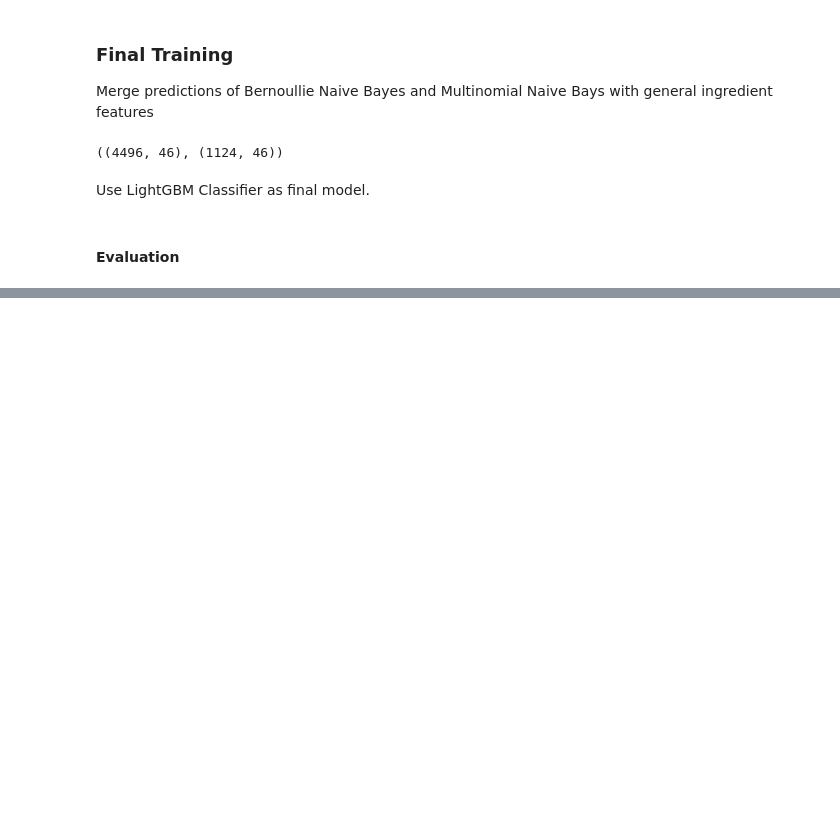
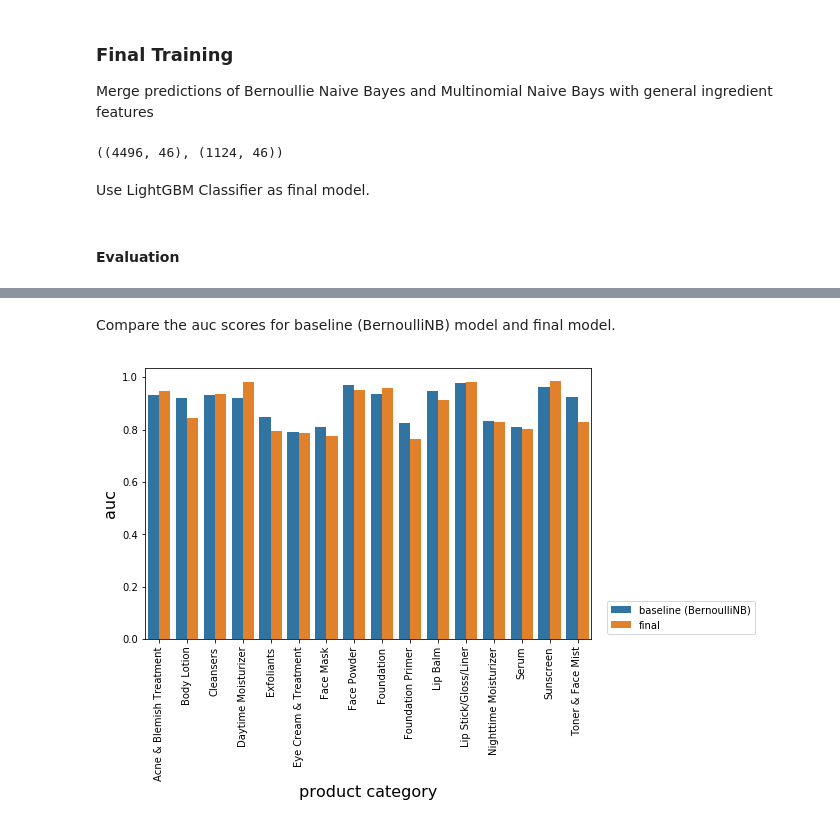
Before and after one commit to NoxMoon/inside_beauty, a Jupyter notebook: machine_learning/product_category_classification.ipynb, the cells around one changed output, grey strips where cells are left out. Drawn from its saved outputs; the diff is of its cells as text; code cells hidden in the pictures; blank space fills up the shorter version.

Commit message:
add auc in product_category

```diff
--- a/machine_learning/product_category_classification.ipynb
+++ b/machine_learning/product_category_classification.ipynb
@@ -310,0 +324,15 @@ top miss predictions: ['Cleansers' 'Exfoliants' 'Serum']
+# %% [markdown]
+Compare the auc scores for baseline (BernoulliNB) model and final model.
+# %%
+plt.figure(figsize=(8,5))
+auc_bNB_df = pd.DataFrame({'category':mlb.classes_,'auc':auc_bNB,'label':'baseline (BernoulliNB)'})
+auc_final_df = pd.DataFrame({'category':mlb.classes_,'auc':auc_final,'label':'final'})
+auc_df = auc_bNB_df.append(auc_final_df)
+sns.barplot(x='category', y='auc', hue='label', data=auc_df)
+plt.xticks(rotation=90)
+plt.xlabel('product category', fontsize=16)
+plt.ylabel('auc', fontsize=16)
+plt.legend(loc="lower center", bbox_to_anchor=(1.2,0))
+plt.show()
+# %% [output]
+[figure, added]
```
Also changed, not shown: parts of 11 cells of this notebook, 1 other file.
